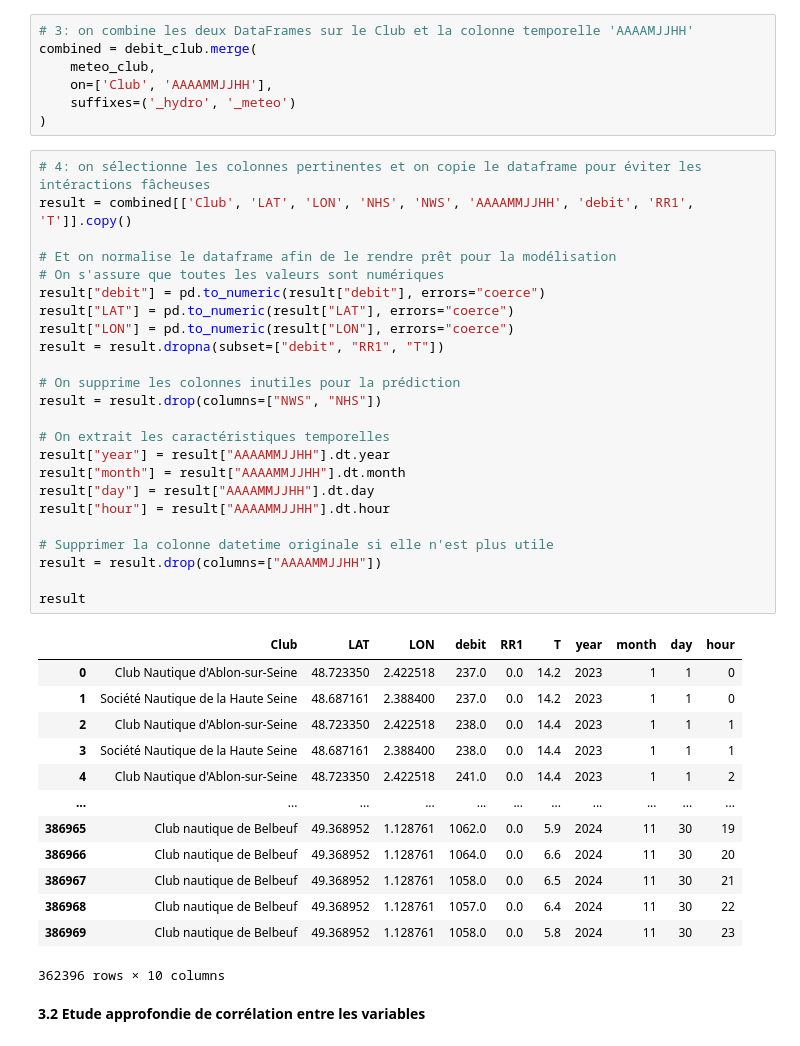
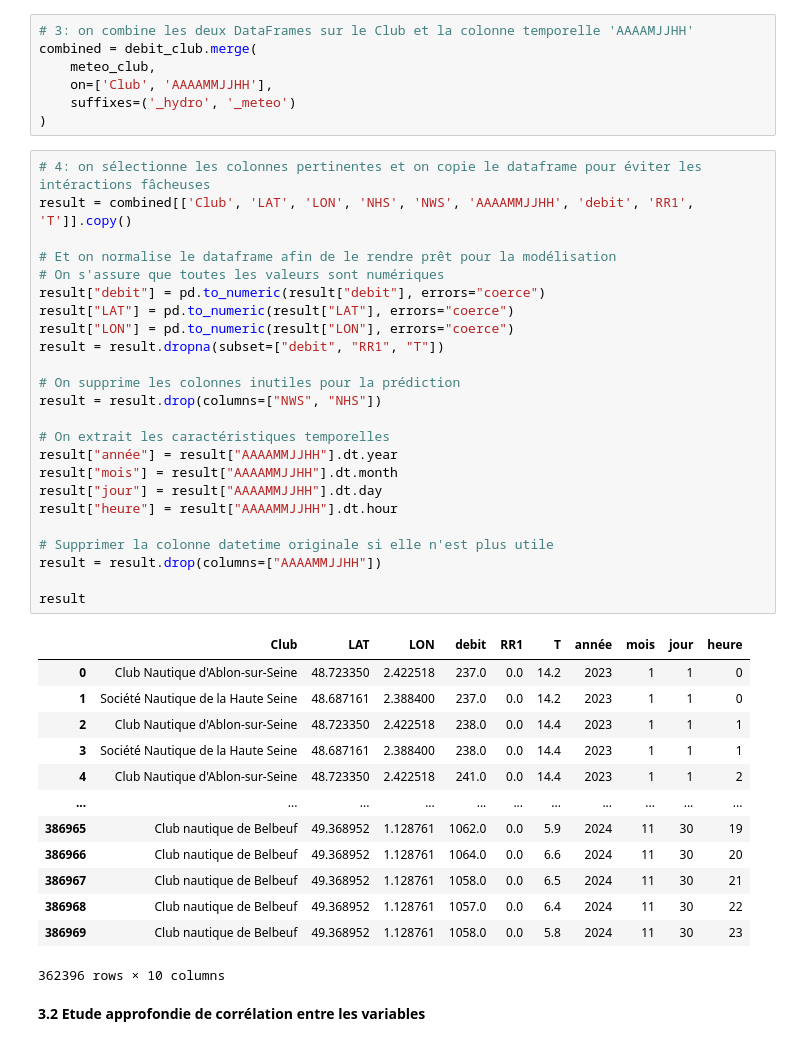
Before and after one commit to vadim-gisserot/Projet-de-Python-Leroux-Gisserot, a Jupyter notebook: notebooks/Compte-rendu de l'analyse.ipynb, the cells around one changed output. Saved outputs shown, nothing was run; the diff lists cells and outputs as text.

```diff
--- a/notebooks/Compte-rendu de l'analyse.ipynb
+++ b/notebooks/Compte-rendu de l'analyse.ipynb
@@ -470,29 +478,29 @@ combined = debit_club.merge(
 # %%
 # 4: on sélectionne les colonnes pertinentes et on copie le dataframe pour éviter les intéractions fâcheuses
 result = combined[['Club', 'LAT', 'LON', 'NHS', 'NWS', 'AAAAMMJJHH', 'debit', 'RR1', 'T']].copy()
 
 # Et on normalise le dataframe afin de le rendre prêt pour la modélisation
 # On s'assure que toutes les valeurs sont numériques
 result["debit"] = pd.to_numeric(result["debit"], errors="coerce")
 result["LAT"] = pd.to_numeric(result["LAT"], errors="coerce")
 result["LON"] = pd.to_numeric(result["LON"], errors="coerce")
 result = result.dropna(subset=["debit", "RR1", "T"])
 
 # On supprime les colonnes inutiles pour la prédiction
 result = result.drop(columns=["NWS", "NHS"])
 
 # On extrait les caractéristiques temporelles
-result["year"] = result["AAAAMMJJHH"].dt.year
-result["month"] = result["AAAAMMJJHH"].dt.month
-result["day"] = result["AAAAMMJJHH"].dt.day
-result["hour"] = result["AAAAMMJJHH"].dt.hour
+result["année"] = result["AAAAMMJJHH"].dt.year
+result["mois"] = result["AAAAMMJJHH"].dt.month
+result["jour"] = result["AAAAMMJJHH"].dt.day
+result["heure"] = result["AAAAMMJJHH"].dt.hour
 
 # Supprimer la colonne datetime originale si elle n'est plus utile
 result = result.drop(columns=["AAAAMMJJHH"])
 
 result
 # %% [output]
-|  | Club | LAT | LON | debit | RR1 | T | year | month | day | hour |
+|  | Club | LAT | LON | debit | RR1 | T | année | mois | jour | heure |
 | 0 | Club Nautique d'Ablon-sur-Seine | 48.723350 | 2.422518 | 237.0 | 0.0 | 14.2 | 2023 | 1 | 1 | 0 |
 | 1 | Société Nautique de la Haute Seine | 48.687161 | 2.388400 | 237.0 | 0.0 | 14.2 | 2023 | 1 | 1 | 0 |
 | 2 | Club Nautique d'Ablon-sur-Seine | 48.723350 | 2.422518 | 238.0 | 0.0 | 14.4 | 2023 | 1 | 1 | 1 |
```
Also changed, not shown: parts of 17 cells of this notebook, 1 other file.
